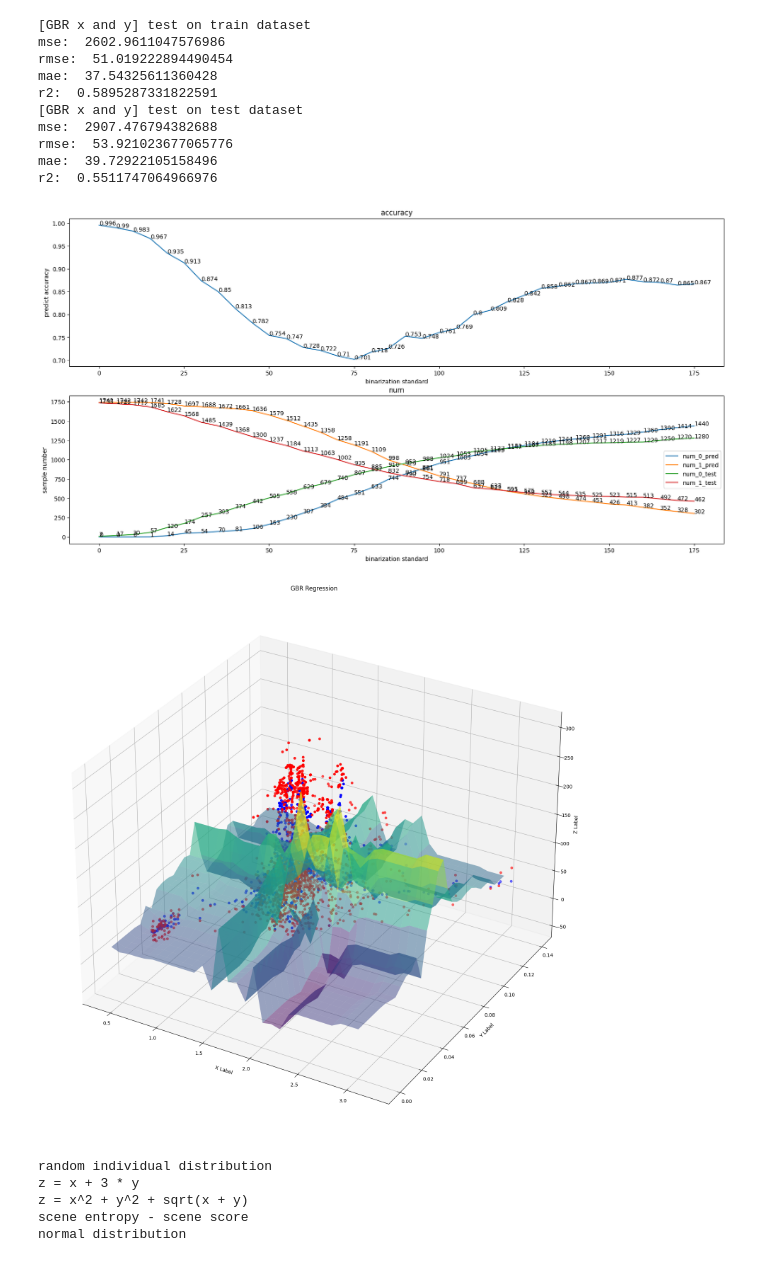
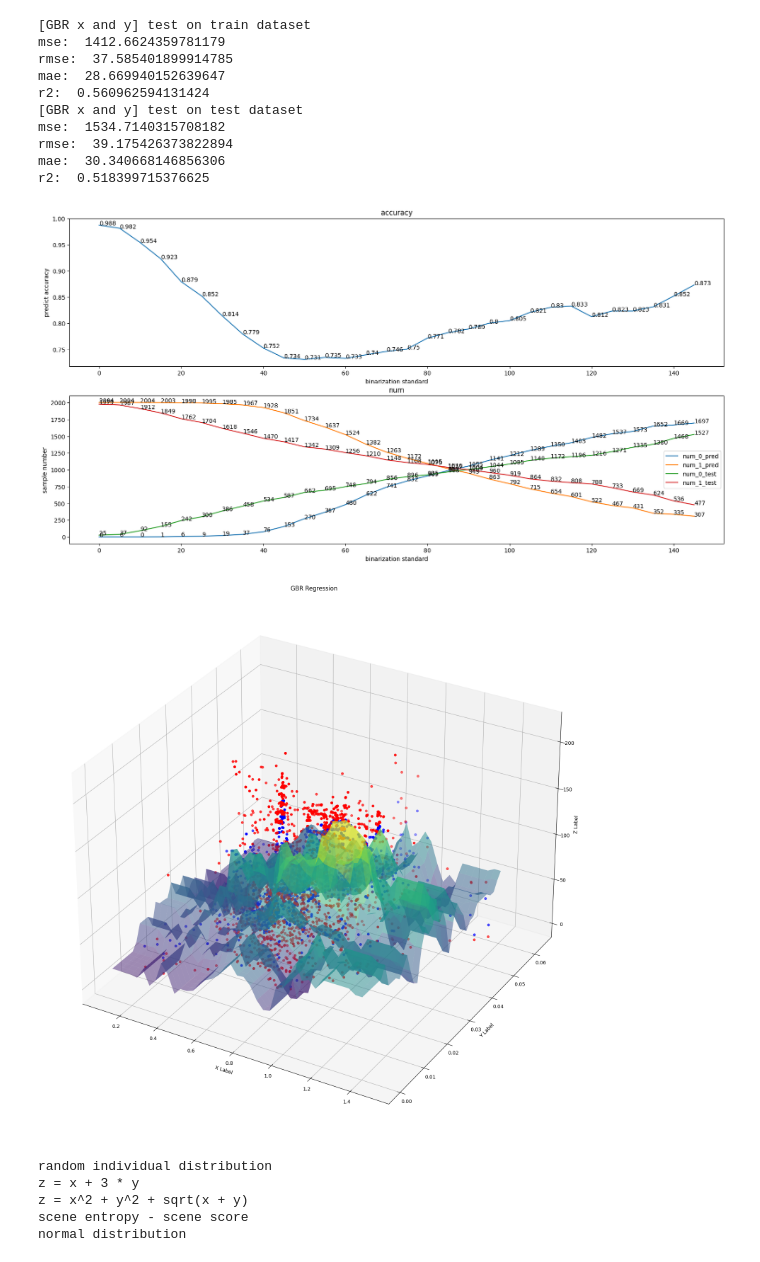
Before and after one commit to Kazawaryu/CARLA_ADA, a Jupyter notebook: test_code/fit_func.ipynb, the cells around one changed output. Cells and saved outputs as stored; diff of their text form; code cells hidden in the pictures.

```diff
--- a/test_code/fit_func.ipynb
+++ b/test_code/fit_func.ipynb
@@ -360,7 +358,7 @@ def z_standrand_scaler( y_pred, y_test):
     num_1_pred = []
     num_0_test = []
     num_1_test = []
-    per = np.arange(0, 180, 5)
+    per = np.arange(0, 150, 5)
     for standard in per:
         y_pred2 = y_pred.copy()
         y_test2 = y_test.copy()
@@ -421,16 +419,21 @@ def evaluate_regression(y_test, y_pred):
     return mse, rmse, mae, r2
 
 
-def test_on_local():
+def test_on_local(filp,use):
     # path = '/home/ghosnp/dataset/self_l1/all_data.csv'
     path = '/home/ghosnp/project/fix_space/origin/carla_dataset_tools/raw_data/all_data.csv'
     df = pd.read_csv(path)
     X_train = np.array([df['x'],df['y']]).T
     y_train = np.array(df['z'])
 
-    index = np.where(y_train > 160)
-    X_train = np.concatenate((X_train, X_train[index]), axis=0)
-    y_train = np.concatenate((y_train, y_train[index]), axis=0)
+    if use:
+        index = np.where(y_train > filp)
+        X_train = np.concatenate((X_train, X_train[index]), axis=0)
+        y_train = np.concatenate((y_train, y_train[index]), axis=0)
+
+        index = np.where(y_train > 160)
+        X_train = np.concatenate((X_train, X_train[index]), axis=0)
+        y_train = np.concatenate((y_train, y_train[index]), axis=0)
 
 
     X_train, X_test, y_train, y_test = train_test_split(X_train, y_train, test_size=0.2)
@@ -452,45 +455,45 @@ def test_on_local():
     print('rmse: ', gbr_rmse)
     print('mae: ', gbr_mae)
     print('r2: ', gbr_r2)
 
     z_standrand_scaler(y_pred, y_test)
 
     # vis the test data and curve in 3D
 
     #生成网格点
-    X, Y = np.meshgrid(np.linspace(0.4, 3, 30), np.linspace(0, 0.14, 30))
+    X, Y = np.meshgrid(np.linspace(0.1, 1.4, 40), np.linspace(0, 0.06, 40))
     # X, Y = np.meshgrid(np.linspace(-1.1, 1.1, 30), np.linspace(-4.0, -1.9, 30))
     Z = gbr.predict(np.column_stack((X.ravel(), Y.ravel())))
     Z = Z.reshape(X.shape)
     # Z[Z <= 0] = np.nan
     fig = plt.figure(figsize=(20,20))
     ax = fig.add_subplot(111, projection='3d')
 
     # ax.scatter(X_train[:,0], X_train[:,1], y_train, c='r', marker='o')
     ax.scatter(X_test[:,0], X_test[:,1], y_test, c='r', marker='o')
     ax.scatter(X_test[:,0], X_test[:,1], y_pred, c='b', marker='o')
 
     ax.set_xlabel('X Label')
     ax.set_ylabel('Y Label')
     ax.set_zlabel('Z Label')
     ax.set_title('GBR Regression')
     ax.plot_surface(X, Y, Z, cmap=cm.viridis, alpha=0.5)
     plt.show()
 
-test_on_local()
+test_on_local(120,True)
 # %% [output]
 [GBR x and y] test on train dataset
-mse:  2602.9611047576986
-rmse:  51.019222894490454
-mae:  37.54325611360428
-r2:  0.5895287331822591
+mse:  1412.6624359781179
+rmse:  37.585401899914785
+mae:  28.669940152639647
+r2:  0.560962594131424
 [GBR x and y] test on test dataset
-mse:  2907.476794382688
-rmse:  53.921023677065776
-mae:  39.72922105158496
-r2:  0.5511747064966976
+mse:  1534.7140315708182
+rmse:  39.175426373822894
+mae:  30.340668146856306
+r2:  0.518399715376625
-[figure, old version]
+[figure, new version]
-[figure, old version]
+[figure, new version]
 # %%
 import copent
 from numpy.random import multivariate_normal as mnorm
```
Also changed, not shown: parts of 10 cells of this notebook, 6 other files.
